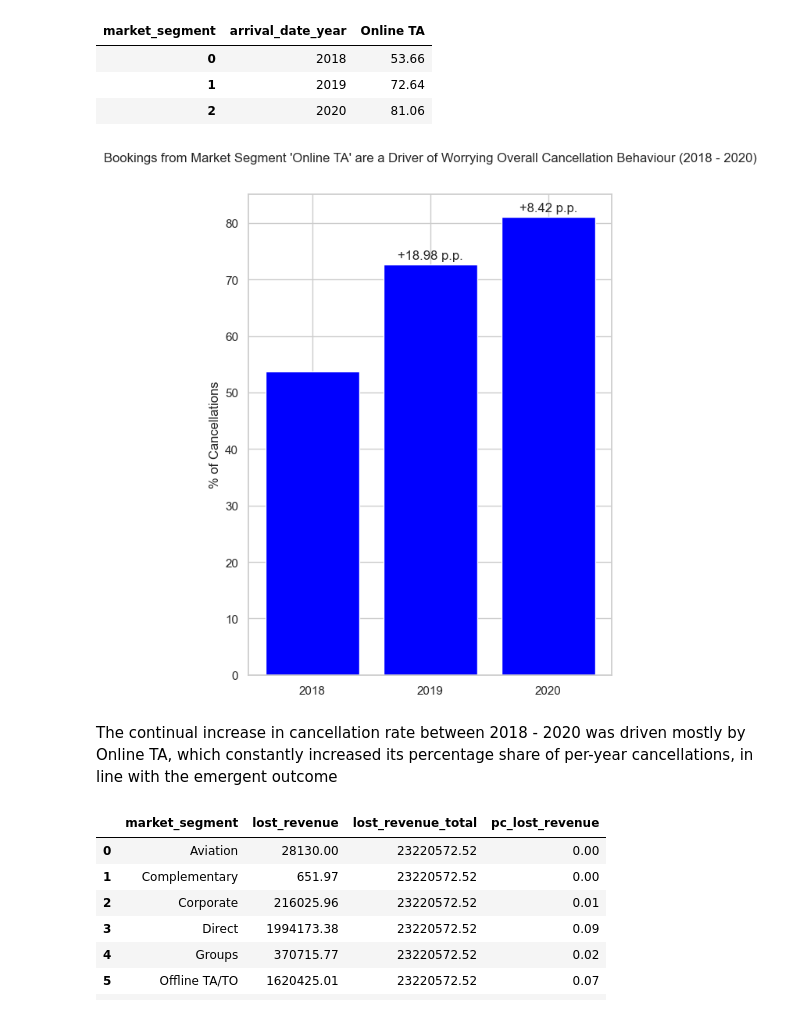
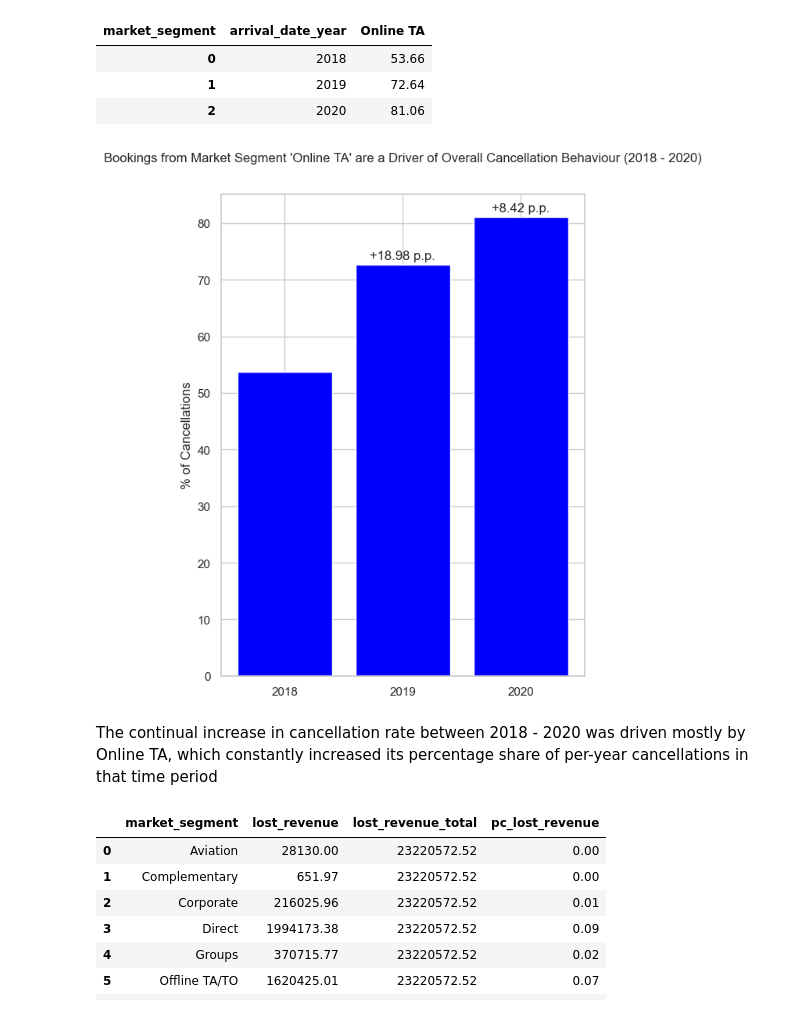
Before and after one commit to dngsus/data_analysis, a Jupyter notebook: 01 Hotel Bookings/01 Hotel v01.ipynb, the cells around one changed output. Drawn from its saved outputs; the diff is of its cells as text; code cells hidden in the pictures.

```diff
--- a/01 Hotel Bookings/01 Hotel v01.ipynb
+++ b/01 Hotel Bookings/01 Hotel v01.ipynb
@@ -1889,26 +1906,26 @@ df_mkt_seg_y_size_chart
 # %%
 
 years = df_mkt_seg_y_size_chart["arrival_date_year"].astype(str) # otherwise gets treated as continuous number (decimals)
 values = df_mkt_seg_y_size_chart["Online TA"]
 
 plt.figure(figsize = (6, 8))
 plt.bar(years, values, color = "blue")
-plt.title("Bookings from Market Segment 'Online TA' are a Driver of Worrying Overall Cancellation Behaviour (2018 - 2020)", pad = 30)
+plt.title("Bookings from Market Segment 'Online TA' are a Driver of Overall Cancellation Behaviour (2018 - 2020)", pad = 30)
 plt.ylabel('% of Cancellations')
 # plt.ylim(0, 50)
 
 for value in range(1, 3): # 1, 2
     diff = values.iloc[value] - values.iloc[value - 1]
     plt.annotate(f'+{diff:.2f} p.p.',
              xy=(years.iloc[value], values.iloc[value]), # positioning of annotation (x = '2020', y = value for 2020 i.e. top of bar)
              xytext=(years.iloc[value], values.iloc[value] + 1), # specific positioning of text (x = '2020', y = value for 2020 + extra)
              ha='center') # horizontal alignment of text
-
+plt.savefig("09_onlineTA_driving_cancellations.png", bbox_inches='tight')
 plt.show()
 # %% [output]
-[figure, old version]
+[figure, new version]
 # %% [markdown]
-The continual increase in cancellation rate between 2018 - 2020 was driven mostly by Online TA, which constantly increased its percentage share of per-year cancellations, in line with the emergent outcome
+The continual increase in cancellation rate between 2018 - 2020 was driven mostly by Online TA, which constantly increased its percentage share of per-year cancellations in that time period
 # %%
 df_mkt_seg_rev = df_main_cancelled[df_main_cancelled["deposit_type"] != "Non Refund"].groupby("market_segment")["booking_revenue"].sum().reset_index().rename(columns = {"booking_revenue" : "lost_revenue"})
 df_mkt_seg_rev["lost_revenue_total"] = sum(df_mkt_seg_rev["lost_revenue"])
```
Also changed, not shown: parts of 33 cells of this notebook, 7 other files.
